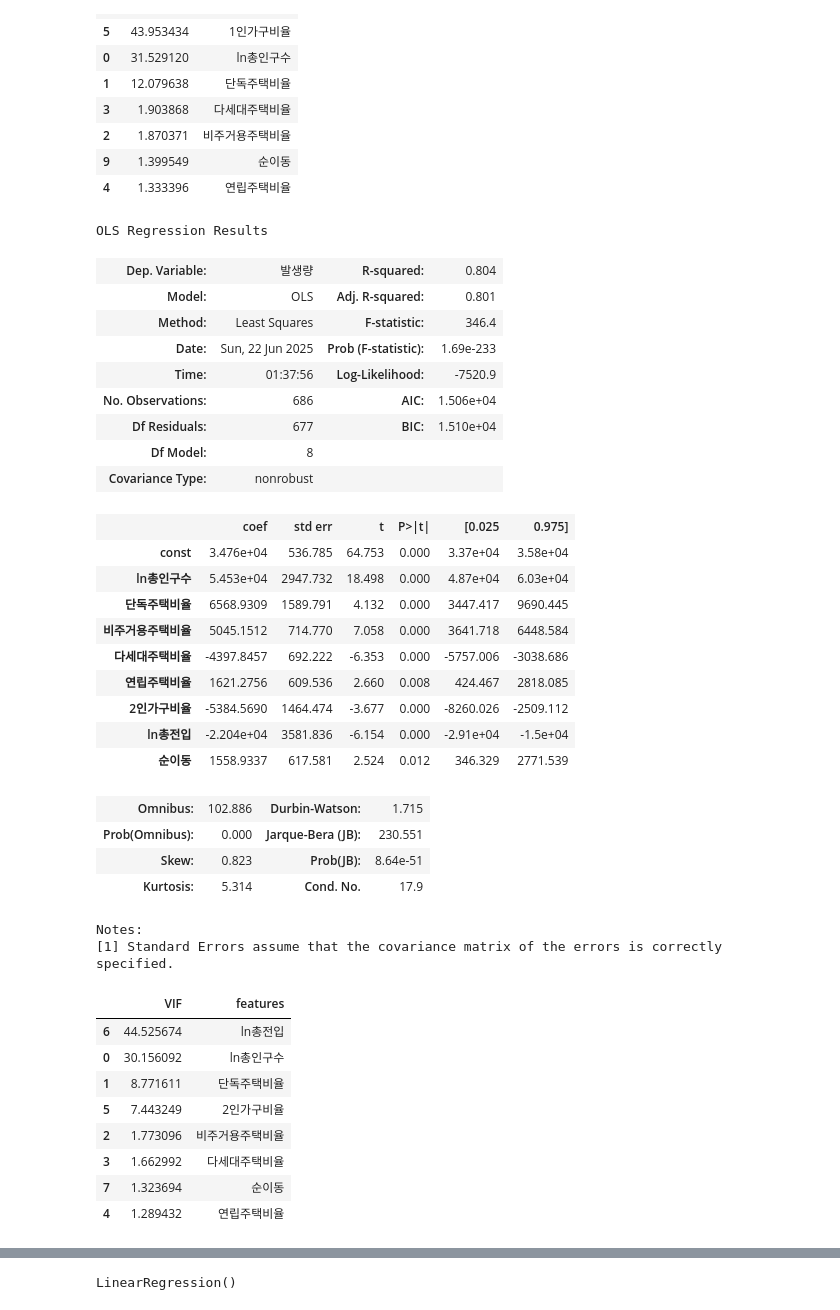
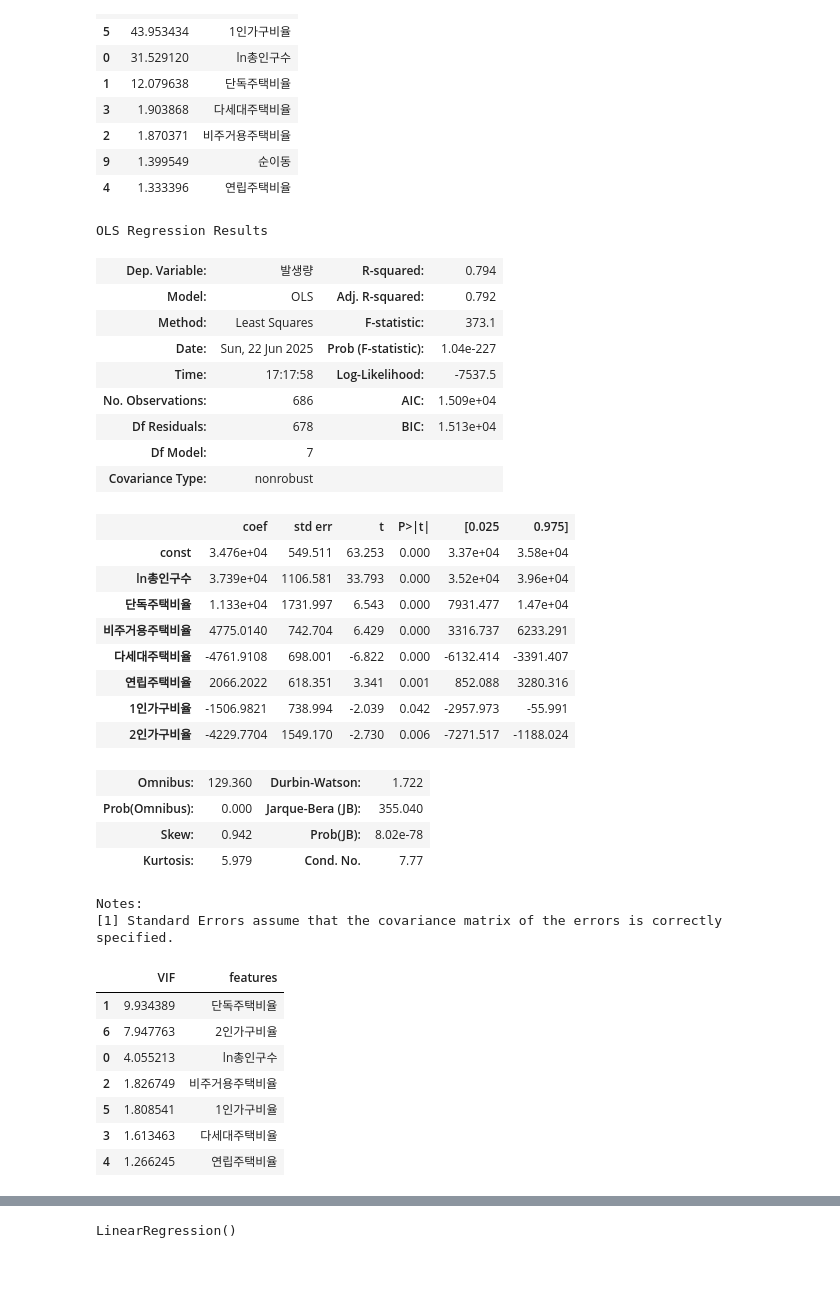
Before and after one commit to kimsang0220/Busan_Big_Data, a Jupyter notebook: NMJ/8차_데이터분석.ipynb, the cells around one changed output, grey strips where cells are left out. Saved outputs shown, nothing was run; the diff lists cells and outputs as text; code cells hidden in the pictures; blank space fills up the shorter version.

```diff
--- a/NMJ/8차_데이터분석.ipynb
+++ b/NMJ/8차_데이터분석.ipynb
@@ -499,51 +510,49 @@ Df Residuals:	677	BIC:	1.510e+04
 # %%
-new2_reg_x_train_s = reg_x_train_s[['ln총인구수', '단독주택비율', '비주거용주택비율', '다세대주택비율', '연립주택비율', '2인가구비율', '순이동']]
+new2_reg_x_train_s = reg_x_train_s[['ln총인구수', '단독주택비율', '비주거용주택비율', '다세대주택비율', '연립주택비율', '1인가구비율', '2인가구비율']]
 new2_x_contract = sm.add_constant(new2_reg_x_train_s)
 
 model2 = sm.OLS(reg_y_train, new2_x_contract)
 ols_model2 = model2.fit()
 ols_model2.summary()
 # %% [output]
 OLS Regression Results
-| Dep. Variable: | 발생량 | R-squared: | 0.804 |
-| Model: | OLS | Adj. R-squared: | 0.801 |
-| Method: | Least Squares | F-statistic: | 346.4 |
-| Date: | Sun, 22 Jun 2025 | Prob (F-statistic): | 1.69e-233 |
-| Time: | 01:37:56 | Log-Likelihood: | -7520.9 |
-| No. Observations: | 686 | AIC: | 1.506e+04 |
-| Df Residuals: | 677 | BIC: | 1.510e+04 |
-| Df Model: | 8 |  |  |
+| Dep. Variable: | 발생량 | R-squared: | 0.794 |
+| Model: | OLS | Adj. R-squared: | 0.792 |
+| Method: | Least Squares | F-statistic: | 373.1 |
+| Date: | Sun, 22 Jun 2025 | Prob (F-statistic): | 1.04e-227 |
+| Time: | 17:17:58 | Log-Likelihood: | -7537.5 |
+| No. Observations: | 686 | AIC: | 1.509e+04 |
+| Df Residuals: | 678 | BIC: | 1.513e+04 |
+| Df Model: | 7 |  |  |
 | Covariance Type: | nonrobust |  |  |
 |  | coef | std err | t | P>|t| | [0.025 | 0.975] |
-| const | 3.476e+04 | 536.785 | 64.753 | 0.000 | 3.37e+04 | 3.58e+04 |
-| ln총인구수 | 5.453e+04 | 2947.732 | 18.498 | 0.000 | 4.87e+04 | 6.03e+04 |
-| 단독주택비율 | 6568.9309 | 1589.791 | 4.132 | 0.000 | 3447.417 | 9690.445 |
-| 비주거용주택비율 | 5045.1512 | 714.770 | 7.058 | 0.000 | 3641.718 | 6448.584 |
-| 다세대주택비율 | -4397.8457 | 692.222 | -6.353 | 0.000 | -5757.006 | -3038.686 |
-| 연립주택비율 | 1621.2756 | 609.536 | 2.660 | 0.008 | 424.467 | 2818.085 |
-| 2인가구비율 | -5384.5690 | 1464.474 | -3.677 | 0.000 | -8260.026 | -2509.112 |
-| ln총전입 | -2.204e+04 | 3581.836 | -6.154 | 0.000 | -2.91e+04 | -1.5e+04 |
-| 순이동 | 1558.9337 | 617.581 | 2.524 | 0.012 | 346.329 | 2771.539 |
+| const | 3.476e+04 | 549.511 | 63.253 | 0.000 | 3.37e+04 | 3.58e+04 |
+| ln총인구수 | 3.739e+04 | 1106.581 | 33.793 | 0.000 | 3.52e+04 | 3.96e+04 |
+| 단독주택비율 | 1.133e+04 | 1731.997 | 6.543 | 0.000 | 7931.477 | 1.47e+04 |
+| 비주거용주택비율 | 4775.0140 | 742.704 | 6.429 | 0.000 | 3316.737 | 6233.291 |
+| 다세대주택비율 | -4761.9108 | 698.001 | -6.822 | 0.000 | -6132.414 | -3391.407 |
+| 연립주택비율 | 2066.2022 | 618.351 | 3.341 | 0.001 | 852.088 | 3280.316 |
+| 1인가구비율 | -1506.9821 | 738.994 | -2.039 | 0.042 | -2957.973 | -55.991 |
+| 2인가구비율 | -4229.7704 | 1549.170 | -2.730 | 0.006 | -7271.517 | -1188.024 |
-| Omnibus: | 102.886 | Durbin-Watson: | 1.715 |
-| Prob(Omnibus): | 0.000 | Jarque-Bera (JB): | 230.551 |
-| Skew: | 0.823 | Prob(JB): | 8.64e-51 |
-| Kurtosis: | 5.314 | Cond. No. | 17.9 |
+| Omnibus: | 129.360 | Durbin-Watson: | 1.722 |
+| Prob(Omnibus): | 0.000 | Jarque-Bera (JB): | 355.040 |
+| Skew: | 0.942 | Prob(JB): | 8.02e-78 |
+| Kurtosis: | 5.979 | Cond. No. | 7.77 |
 Notes:
 [1] Standard Errors assume that the covariance matrix of the errors is correctly specified.
 # %%
 # Multicollinearity
-# VIF
+# VIF|
 vif = pd.DataFrame()
 vif["VIF"] = [variance_inflation_factor(new2_reg_x_train_s.values, i) for i in range(new2_reg_x_train_s.shape[1])]
 vif['features'] = new2_reg_x_train_s.columns
 vif.sort_values(by = 'VIF', ascending = False)
 # %% [output]
 |  | VIF | features |
-| 6 | 44.525674 | ln총전입 |
-| 0 | 30.156092 | ln총인구수 |
-| 1 | 8.771611 | 단독주택비율 |
-| 5 | 7.443249 | 2인가구비율 |
-| 2 | 1.773096 | 비주거용주택비율 |
-| 3 | 1.662992 | 다세대주택비율 |
-| 7 | 1.323694 | 순이동 |
-| 4 | 1.289432 | 연립주택비율 |
+| 1 | 9.934389 | 단독주택비율 |
+| 6 | 7.947763 | 2인가구비율 |
+| 0 | 4.055213 | ln총인구수 |
+| 2 | 1.826749 | 비주거용주택비율 |
+| 5 | 1.808541 | 1인가구비율 |
+| 3 | 1.613463 | 다세대주택비율 |
+| 4 | 1.266245 | 연립주택비율 |
```
Also changed, not shown: parts of 18 cells of this notebook.
